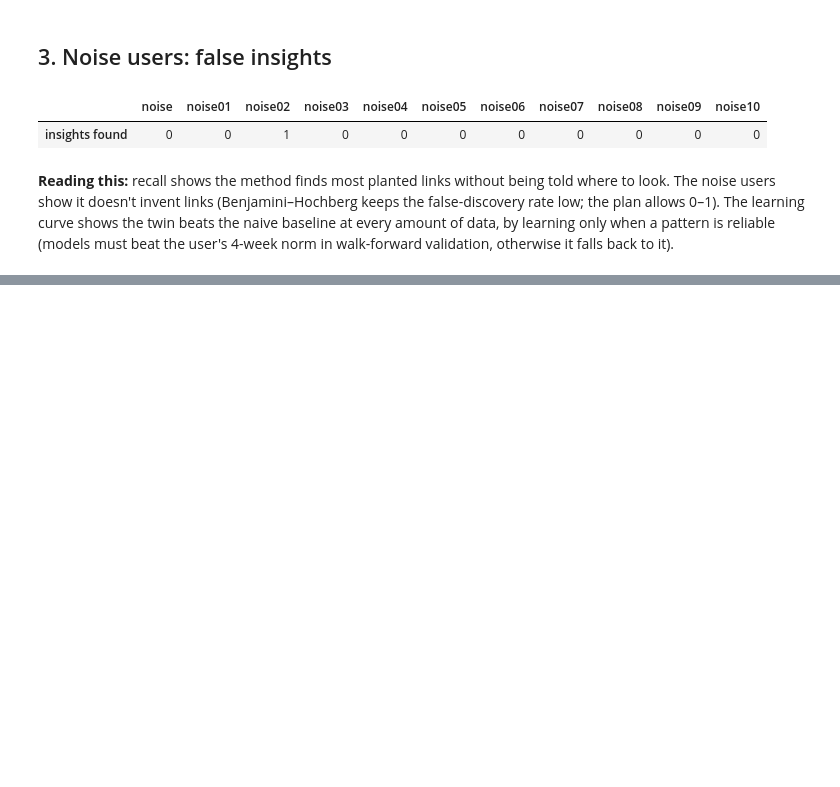
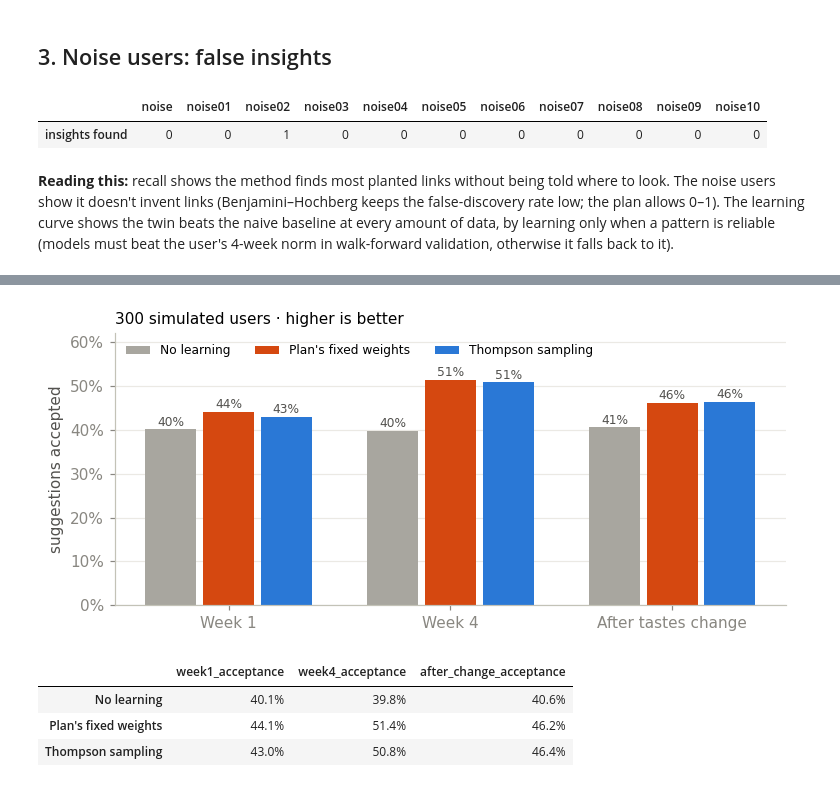
Before and after one commit to Nishit-Daruwala/Digital_Twin, a Jupyter notebook: backend/notebooks/evaluation.ipynb, the cells around one changed output, grey strips where cells are left out. Drawn from its saved outputs; the diff is of its cells as text; code cells hidden in the pictures; blank space fills up the shorter version.

```diff
--- a/backend/notebooks/evaluation.ipynb
+++ b/backend/notebooks/evaluation.ipynb
@@ -123,0 +201,41 @@ must beat the user's 4-week norm in walk-forward validation, otherwise it falls
+# %%
+ad = r["adaptation"]["policies"]
+names = {
+    "relevance": "No learning",
+    "weights": "Plan's fixed weights",
+    "thompson": "Thompson sampling",
+}
+colors = {"relevance": NEUTRAL, "weights": BASE, "thompson": TWIN}
+groups = [
+    ("week1_acceptance", "Week 1"),
+    ("week4_acceptance", "Week 4"),
+    ("after_change_acceptance", "After tastes change"),
+]
+fig, ax = plt.subplots(figsize=(7, 3.2))
+w = 0.26
+for j, (pol, label) in enumerate(names.items()):
+    xs = [g + (j - 1) * w for g in range(len(groups))]
+    ys = [ad[pol][k] for k, _ in groups]
+    ax.bar(xs, ys, width=w - 0.03, color=colors[pol], label=label)
+    for x, y in zip(xs, ys, strict=True):
+        ax.text(x, y + 0.008, f"{y:.0%}", ha="center", fontsize=8, color=INK)
+ax.set_xticks(range(len(groups)), [g for _, g in groups])
+ax.set_ylim(0, 0.62)
+ax.yaxis.set_major_formatter(plt.FuncFormatter(lambda v, _: f"{v:.0%}"))
+ax.set_ylabel("suggestions accepted")
+ax.grid(axis="y", color="#ebe9e4")
+ax.set_axisbelow(True)
+ax.legend(frameon=False, ncol=3, loc="upper left", fontsize=8)
+ax.set_title(
+    f"{r['adaptation']['users']} simulated users · higher is better", loc="left", fontsize=10
+)
+plt.tight_layout()
+save(fig, "adaptation")
+plt.show()
+pd.DataFrame(ad).T.rename(index=names).map("{:.1%}".format)
+# %% [output]
+[figure, added]
+|  | week1_acceptance | week4_acceptance | after_change_acceptance |
+| No learning | 40.1% | 39.8% | 40.6% |
+| Plan's fixed weights | 44.1% | 51.4% | 46.2% |
+| Thompson sampling | 43.0% | 50.8% | 46.4% |
```
Also changed, not shown: parts of 18 cells of this notebook, 30 other files.
